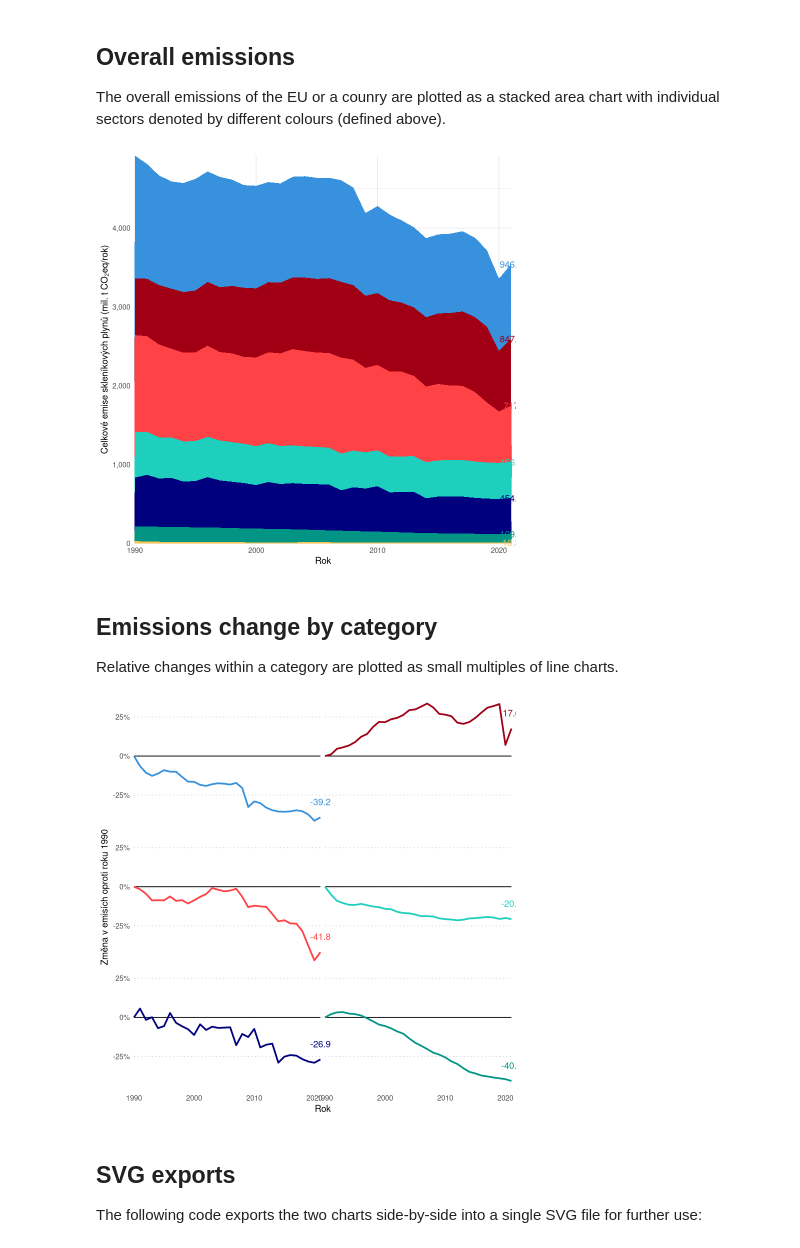
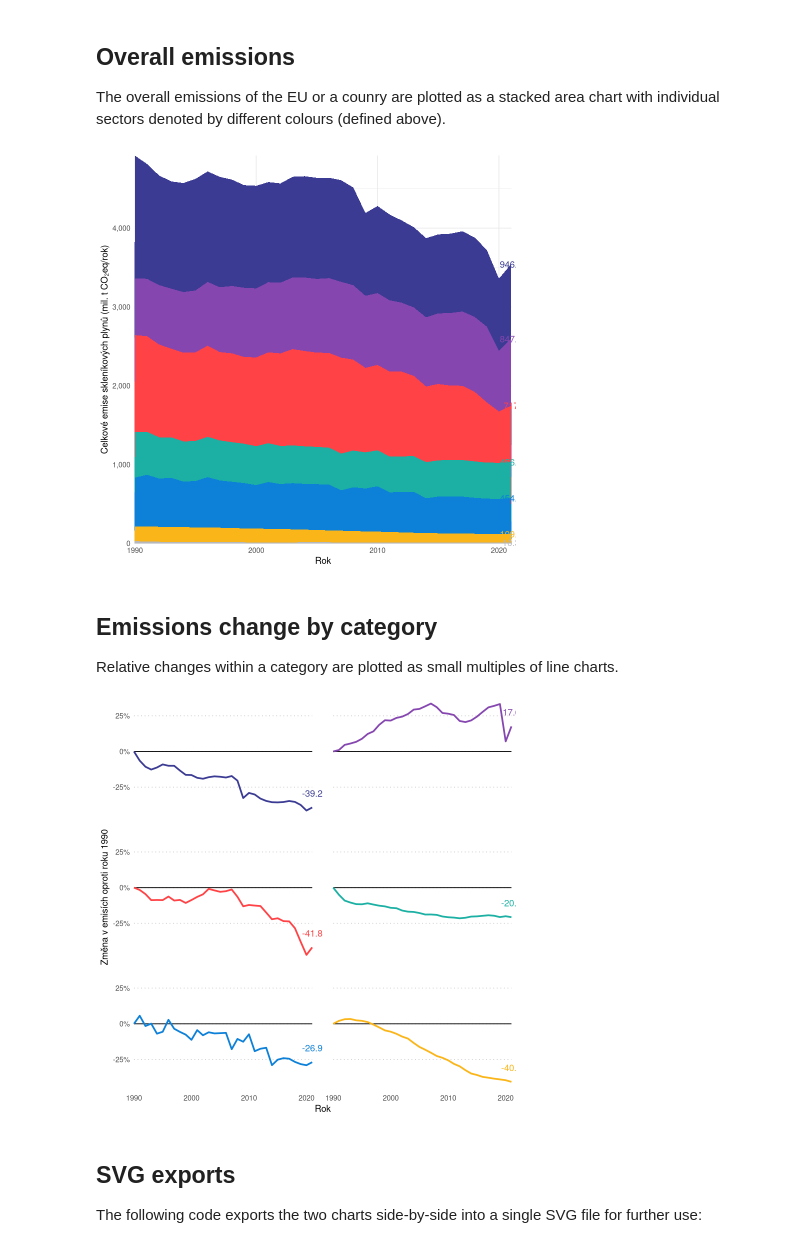
Before and after one commit to faktaoklimatu/data-analysis, a Jupyter notebook: notebooks/emissions-over-time-eu.ipynb, the cells around one changed output. Cells and saved outputs as stored; diff of their text form; code cells hidden in the pictures.

Commit message:
Update emission categories colours

```diff
--- a/notebooks/emissions-over-time-eu.ipynb
+++ b/notebooks/emissions-over-time-eu.ipynb
@@ -28,14 +28,8 @@ selected_country <- NULL
 eu27_codes <- eu_countries$code
 assertthat::assert_that(length(eu27_codes) == 27)
 
-category_colours <-
-  c(PowerHeat   = "#ff4245",
-    Industry    = "#3891dc",
-    Transport   = "#a10014",
-    Buildings   = "#00007f",
-    Agriculture = "#1ecfbd",
-    Waste       = "#029485",
-    Other       = "#f8c551")
+# Imported from emissions-utils.r above.
+category_colours <- emission_category_colours
 
 year_axis_title <- "Rok"
 total_emissions_axis_title <- "Celkové emise skleníkových plynů (mil. t CO₂eq/rok)"
@@ -141,7 +135,7 @@ stacked_area <- selected_emissions |>
 
 stacked_area
 # %% [output]
-[figure, old version]
+[figure, new version]
 # %% [markdown]
 ## Emissions change by category
 
@@ -149,29 +143,30 @@ Relative changes within a category are plotted as small multiples of line charts
 # %%
 small_multiples <- selected_emissions |>
   filter(Category != "Other") |>
   ggplot(aes(Year, ChangePct_1990)) +
   geom_hline(yintercept = 0) +
   geom_line(aes(colour = Category), linewidth = 1) +
   geom_text(aes(colour = Category, label = round(100 * ChangePct_1990, 1)),
             data = ~ filter(.x, Year == max(Year)),
             nudge_y = .1) +
   scale_colour_manual(values = category_colours, guide = "none") +
   scale_y_continuous(labels = scales::label_percent(),
                      breaks = seq(-.5, .5, .25)) +
   coord_cartesian(clip = "off", expand = FALSE) +
   facet_wrap(vars(Category), ncol = 2) +
   labs(x = year_axis_title,
        y = emissions_change_axis_title) +
   theme(panel.grid.major.x = element_blank(),
         panel.grid.minor.x = element_blank(),
         panel.grid.major.y = element_line(colour   = scales::alpha("black", .2),
                                           linetype = 3),
         panel.grid.minor.y = element_blank(),
+        panel.spacing      = unit(.05, "npc"),
         strip.text         = element_blank())
 
 small_multiples
 # %% [output]
-[figure, old version]
+[figure, new version]
 # %% [markdown]
 ## SVG exports
 
```
Also changed, not shown: 2 other files.
